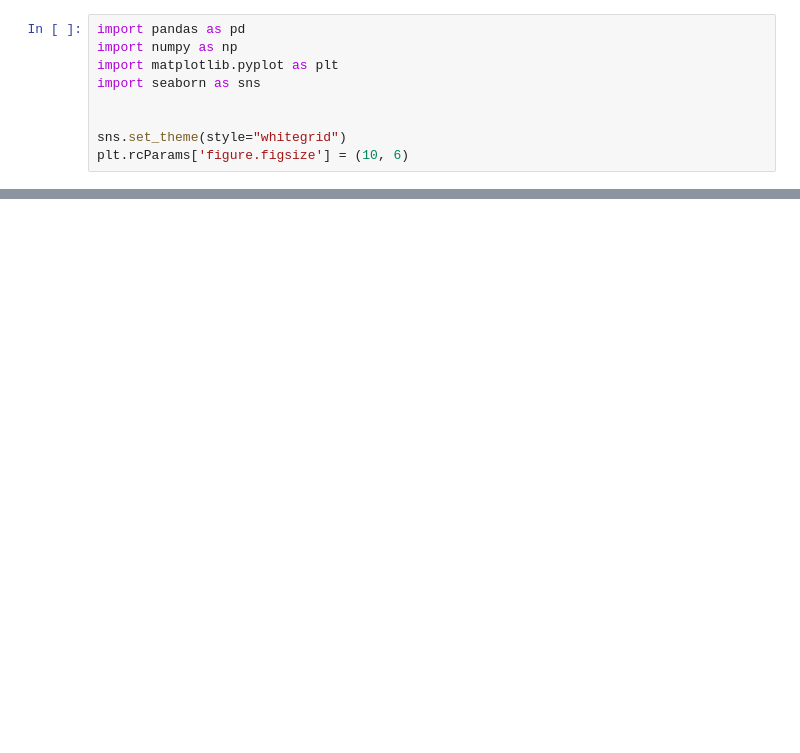
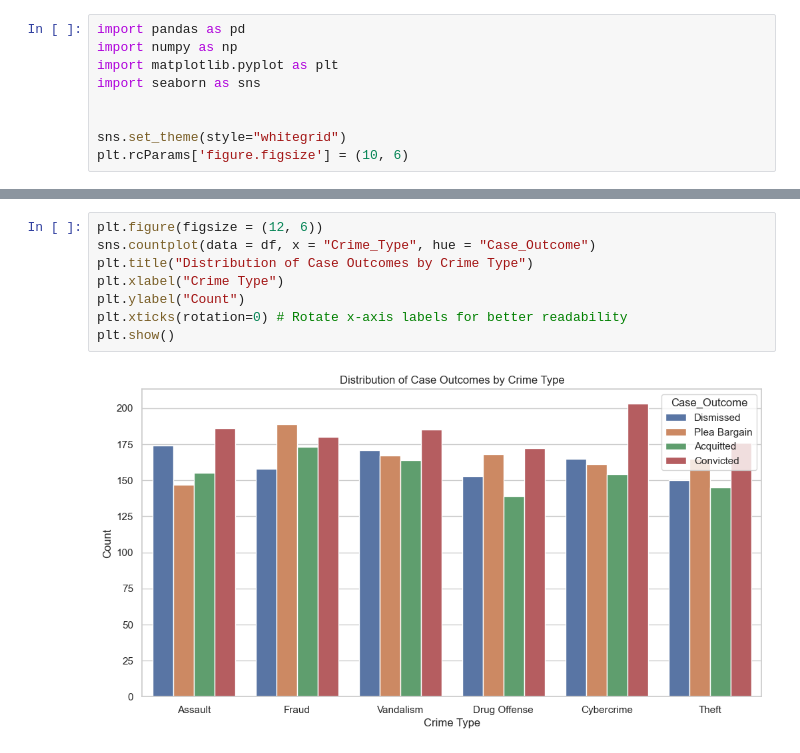
Before and after one commit to DavidBala06/Judicial-Outcome-Analyzer, a Jupyter notebook: EDA.ipynb, the cells around one changed output, grey strips where cells are left out. Drawn from its saved outputs; the diff is of its cells as text; blank space fills up the shorter version.

```diff
--- a/EDA.ipynb
+++ b/EDA.ipynb
@@ -37,0 +69,10 @@ None
+# %%
+plt.figure(figsize = (12, 6))
+sns.countplot(data = df, x = "Crime_Type", hue = "Case_Outcome")
+plt.title("Distribution of Case Outcomes by Crime Type")
+plt.xlabel("Crime Type")
+plt.ylabel("Count")
+plt.xticks(rotation=0) # Rotate x-axis labels for better readability
+plt.show()
+# %% [output]
+[figure, added]
```
Also changed, not shown: parts of 4 cells of this notebook.
